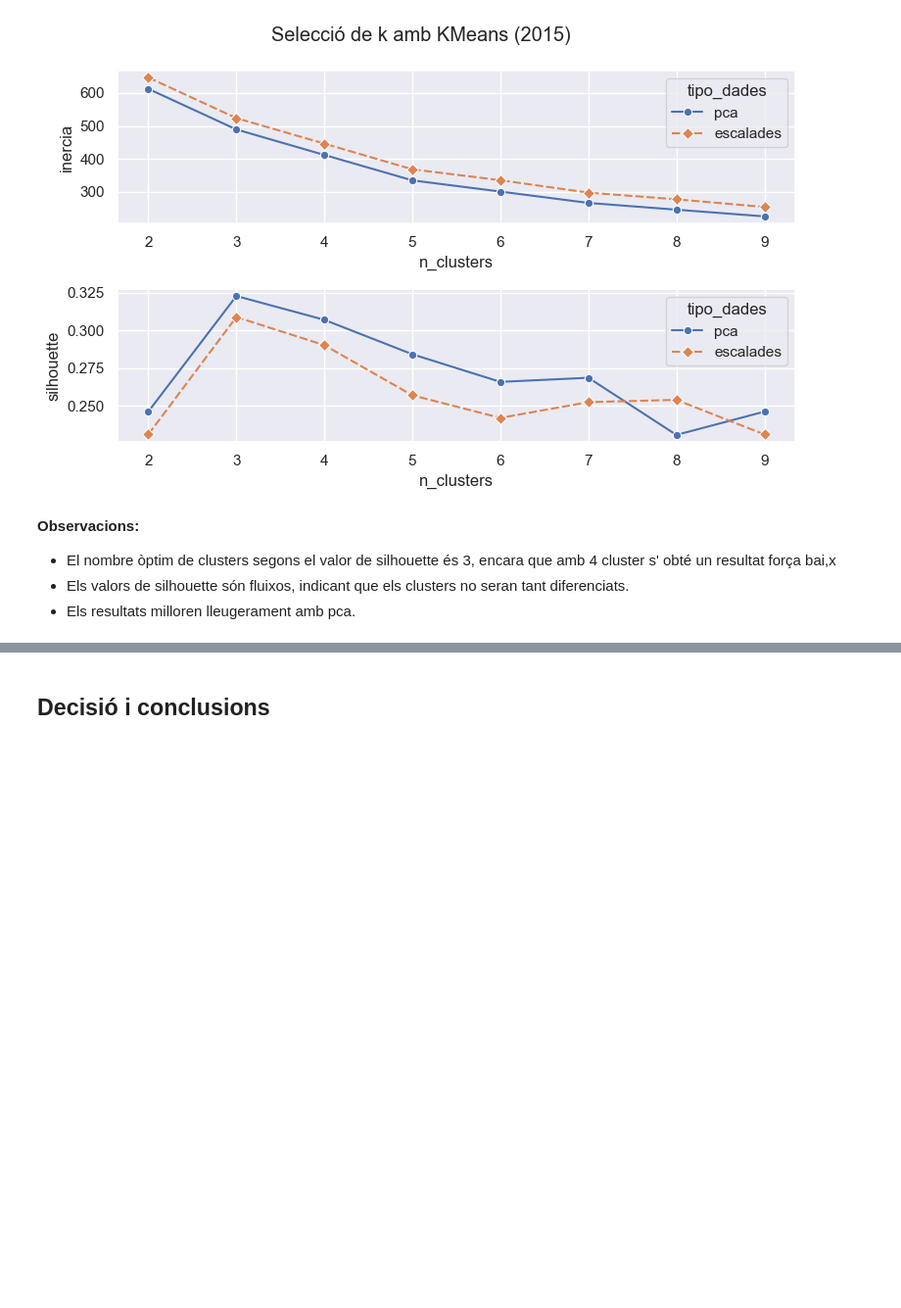
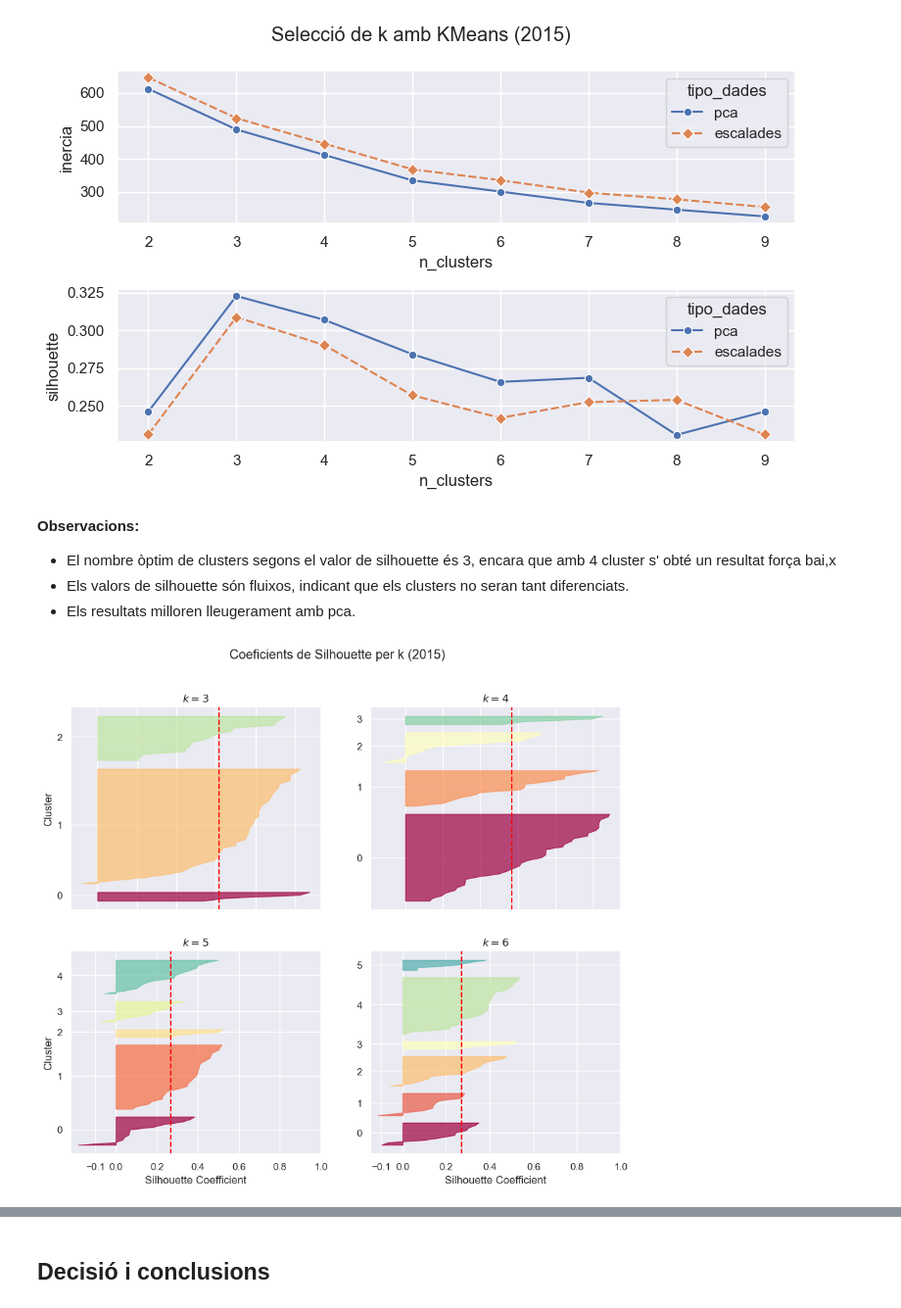
Before and after one commit to joseprau/tfm_gentrificacio_bcn, a Jupyter notebook: notebooks/modelling.ipynb, the cells around one changed output, grey strips where cells are left out. Shown at 98% size. Cells and saved outputs as stored; diff of their text form; code cells hidden in the pictures; blank space fills up the shorter version.

```diff
--- a/notebooks/modelling.ipynb
+++ b/notebooks/modelling.ipynb
@@ -304,8 +305,8 @@ X_pca_df.head()
 ## KMeans
 # %%
 # Comparem clusters amb pca vs dades escalades
-tmp_dict = {}
-tmp_dict["pca"] = evaluate_kmeans(X_pca_15_fixed, MIN, MAX)
-tmp_dict["escalades"] = evaluate_kmeans(X_15_scaled, MIN, MAX)
-tmp_dict["n_clusters"] = range(MIN, MAX)
+resultats_2015 = {}
+resultats_2015["pca"] = evaluate_kmeans(X_pca_15_fixed, MIN, MAX)
+resultats_2015["escalades"] = evaluate_kmeans(X_15_scaled, MIN, MAX)
+resultats_2015["n_clusters"] = range(MIN, MAX)
 # %%
@@ -317,5 +318,9 @@ plot_seleccio_kmeans(tmp_dict, "2015", "seleccio_k_2015.png")
 - El nombre òptim de clusters segons el valor de silhouette és 3, encara que amb 4 cluster s' obté un resultat força bai,x
 - Els valors de silhouette són fluixos, indicant que els clusters no seran tant diferenciats.
 - Els resultats milloren lleugerament amb pca.
+# %%
+plot_silhouettes(resultats_2015["pca"]["models"], resultats_2015["pca"]["silhouettes"], X_pca_15_fixed, "2015", "silhouettes_2015.png")
+# %% [output]
+[figure, added]
 # %% [markdown]
 **Observacions:**
```
Also changed, not shown: parts of 5 cells of this notebook, 4 other files.
